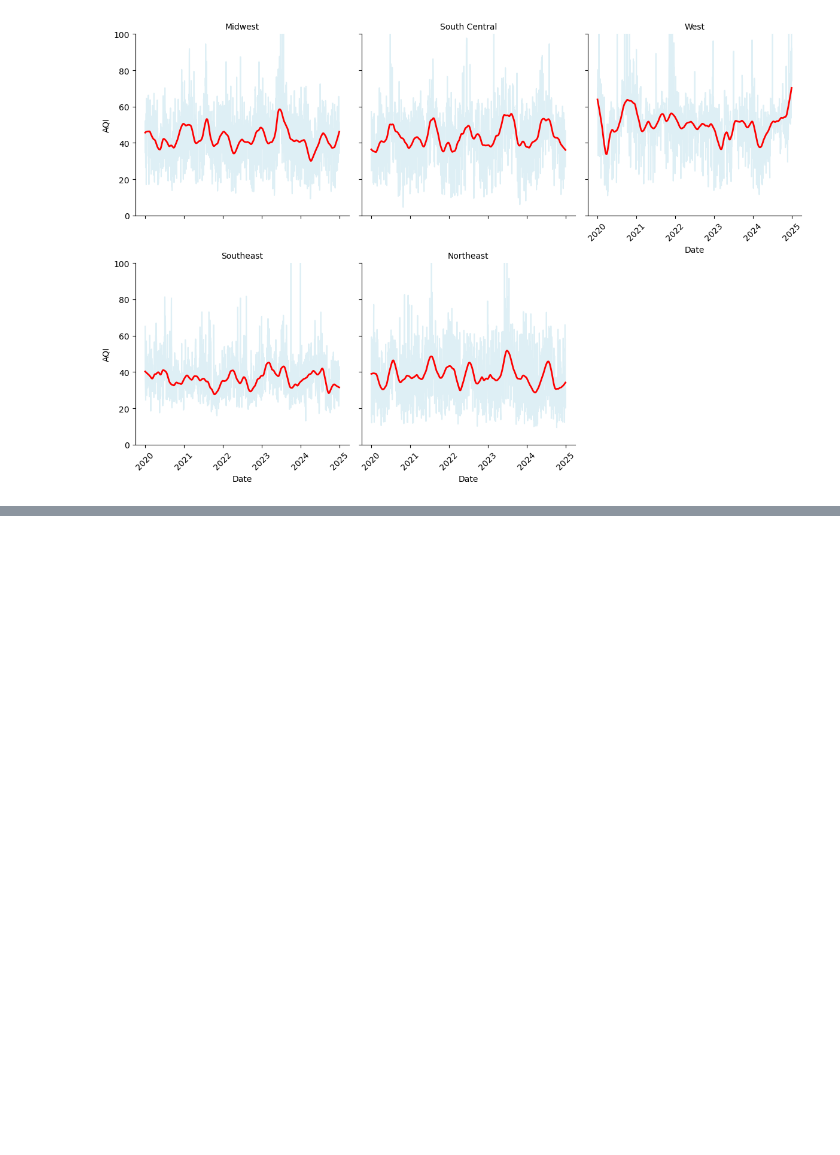
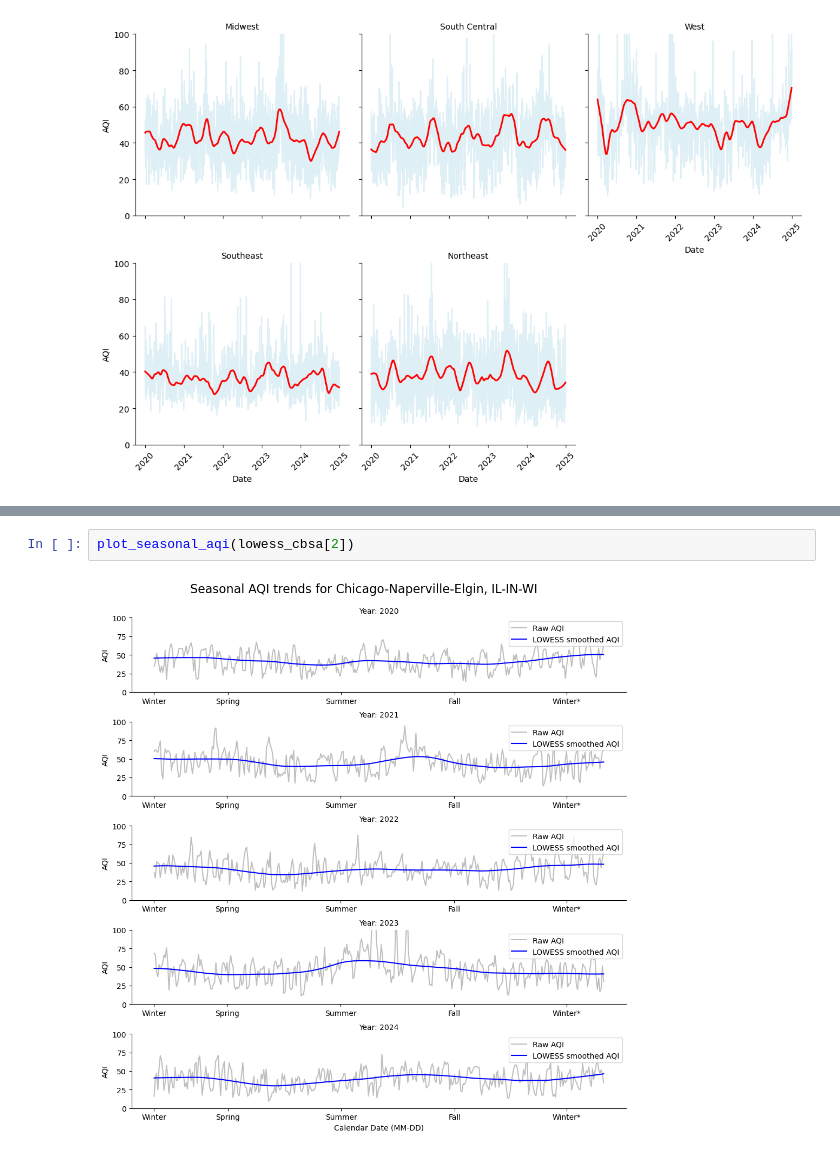
Before and after one commit to iherman10/aqi_geo_experiments, a Jupyter notebook: analysis.ipynb, the cells around one changed output, grey strips where cells are left out. Drawn from its saved outputs; the diff is of its cells as text; blank space fills up the shorter version.

```diff
--- a/analysis.ipynb
+++ b/analysis.ipynb
@@ -765,0 +776,4 @@ plt.show()
+# %%
+plot_seasonal_aqi(lowess_cbsa[2])
+# %% [output]
+[figure, added]
```
Also changed, not shown: parts of 5 cells of this notebook.
